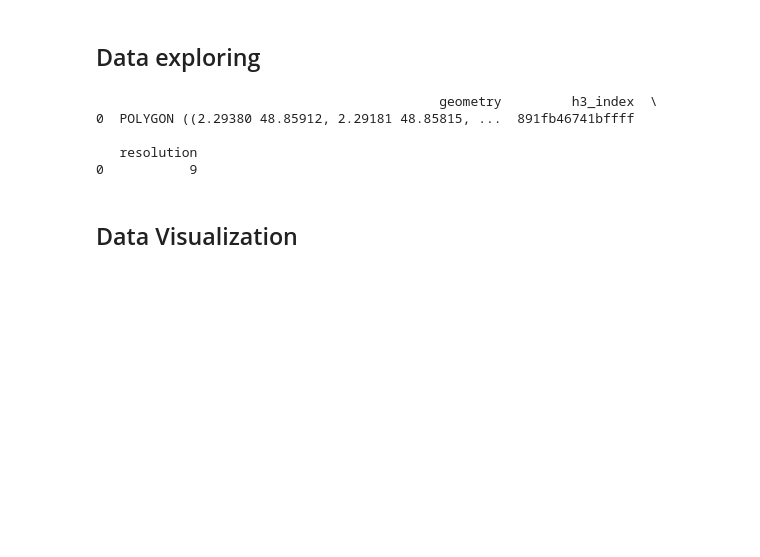
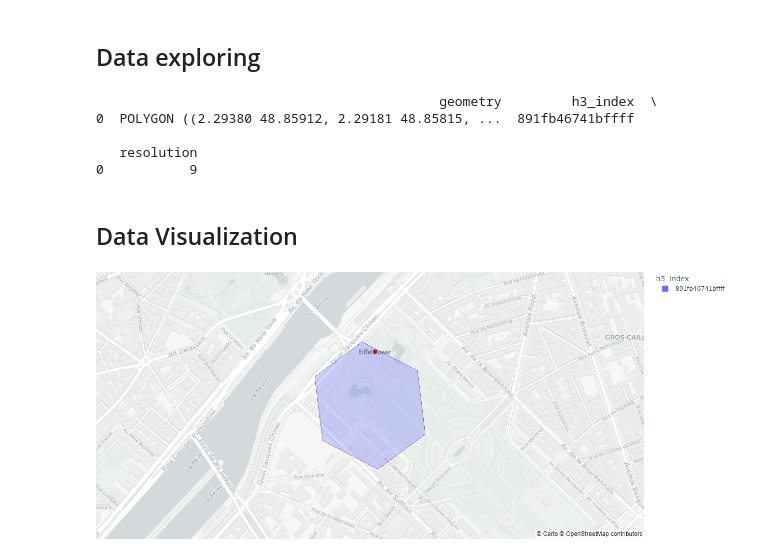
Before and after one commit to oechenique/boundaries, a Jupyter notebook: Notebook/h3.ipynb, the cells around one changed output. Saved outputs shown, nothing was run; the diff lists cells and outputs as text; code cells hidden in the pictures; blank space fills up the shorter version.

Commit message:
update h3 notebook
update h3 notebook

```diff
--- a/Notebook/h3.ipynb
+++ b/Notebook/h3.ipynb
@@ -155,3 +155,11 @@ fig.show()
 # %%
 # Assuming 'fig' is your Plotly figure
 pio.write_html(fig, 'data/h3/mapa.html')
+# %%
+# Path to your PNG file
+ruta_archivo_png = 'data/h3/h3hexagon.png'  # Replace with the correct path
+
+# Display the image in the notebook
+Image(filename=ruta_archivo_png)
+# %% [output]
+[figure, added]
```
Also changed, not shown: 2 other files.
